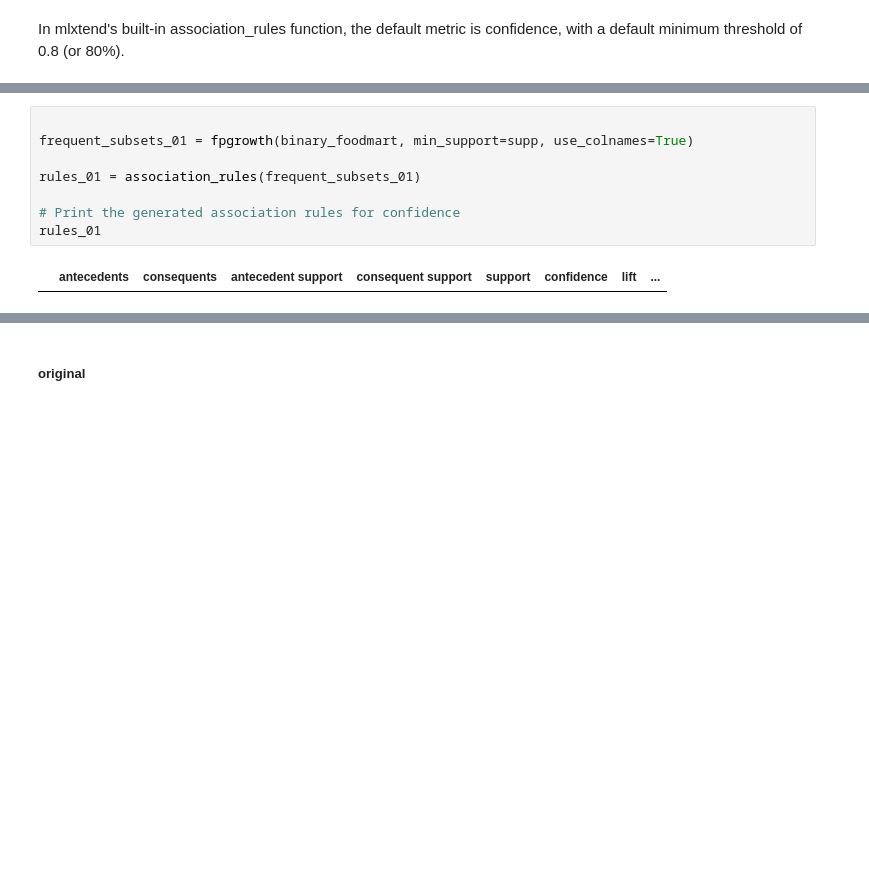
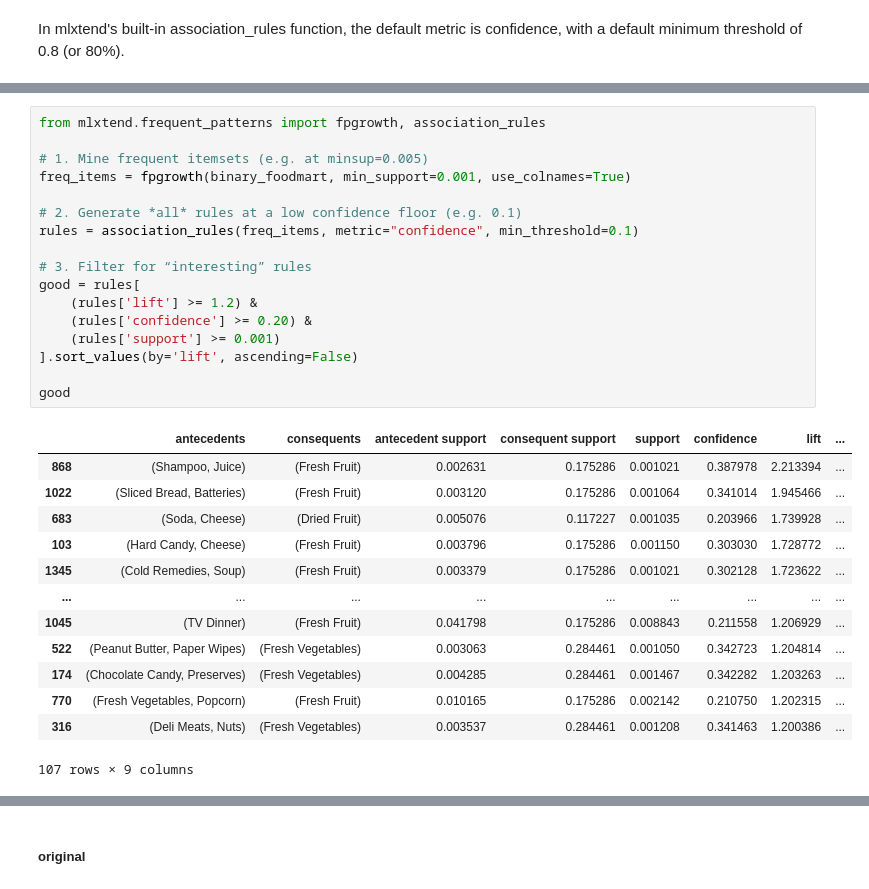
Before and after one commit to ijustsnapped/DataMine_PI, a Jupyter notebook: PD_202425_Project1/PD_202425_Project.ipynb, the cells around one changed output, grey strips where cells are left out. Cells and saved outputs as stored; diff of their text form; blank space fills up the shorter version.

```diff
--- a/PD_202425_Project1/PD_202425_Project.ipynb
+++ b/PD_202425_Project1/PD_202425_Project.ipynb
@@ -912,10 +881,31 @@ plt.show()
-# %%
-
-frequent_subsets_01 = fpgrowth(binary_foodmart, min_support=supp, use_colnames=True)
-
-rules_01 = association_rules(frequent_subsets_01)
-
-# Print the generated association rules for confidence
-rules_01
-# %% [output]
-|  | antecedents | consequents | antecedent support | consequent support | support | confidence | lift | ... |
+# %%
+from mlxtend.frequent_patterns import fpgrowth, association_rules
+
+# 1. Mine frequent itemsets (e.g. at minsup=0.005)
+freq_items = fpgrowth(binary_foodmart, min_support=0.001, use_colnames=True)
+
+# 2. Generate *all* rules at a low confidence floor (e.g. 0.1)
+rules = association_rules(freq_items, metric="confidence", min_threshold=0.1)
+
+# 3. Filter for “interesting” rules
+good = rules[
+    (rules['lift'] >= 1.2) &
+    (rules['confidence'] >= 0.20) &
+    (rules['support'] >= 0.001)
+].sort_values(by='lift', ascending=False)
+
+good
+# %% [output]
+|  | antecedents | consequents | antecedent support | consequent support | support | confidence | lift | ... |
+| 868 | (Shampoo, Juice) | (Fresh Fruit) | 0.002631 | 0.175286 | 0.001021 | 0.387978 | 2.213394 | ... |
+| 1022 | (Sliced Bread, Batteries) | (Fresh Fruit) | 0.003120 | 0.175286 | 0.001064 | 0.341014 | 1.945466 | ... |
+| 683 | (Soda, Cheese) | (Dried Fruit) | 0.005076 | 0.117227 | 0.001035 | 0.203966 | 1.739928 | ... |
+| 103 | (Hard Candy, Cheese) | (Fresh Fruit) | 0.003796 | 0.175286 | 0.001150 | 0.303030 | 1.728772 | ... |
+| 1345 | (Cold Remedies, Soup) | (Fresh Fruit) | 0.003379 | 0.175286 | 0.001021 | 0.302128 | 1.723622 | ... |
+| ... | ... | ... | ... | ... | ... | ... | ... | ... |
+| 1045 | (TV Dinner) | (Fresh Fruit) | 0.041798 | 0.175286 | 0.008843 | 0.211558 | 1.206929 | ... |
+| 522 | (Peanut Butter, Paper Wipes) | (Fresh Vegetables) | 0.003063 | 0.284461 | 0.001050 | 0.342723 | 1.204814 | ... |
+| 174 | (Chocolate Candy, Preserves) | (Fresh Vegetables) | 0.004285 | 0.284461 | 0.001467 | 0.342282 | 1.203263 | ... |
+| 770 | (Fresh Vegetables, Popcorn) | (Fresh Fruit) | 0.010165 | 0.175286 | 0.002142 | 0.210750 | 1.202315 | ... |
+| 316 | (Deli Meats, Nuts) | (Fresh Vegetables) | 0.003537 | 0.284461 | 0.001208 | 0.341463 | 1.200386 | ... |
+107 rows × 9 columns
```
Also changed, not shown: parts of 14 cells of this notebook, 1 other file.
